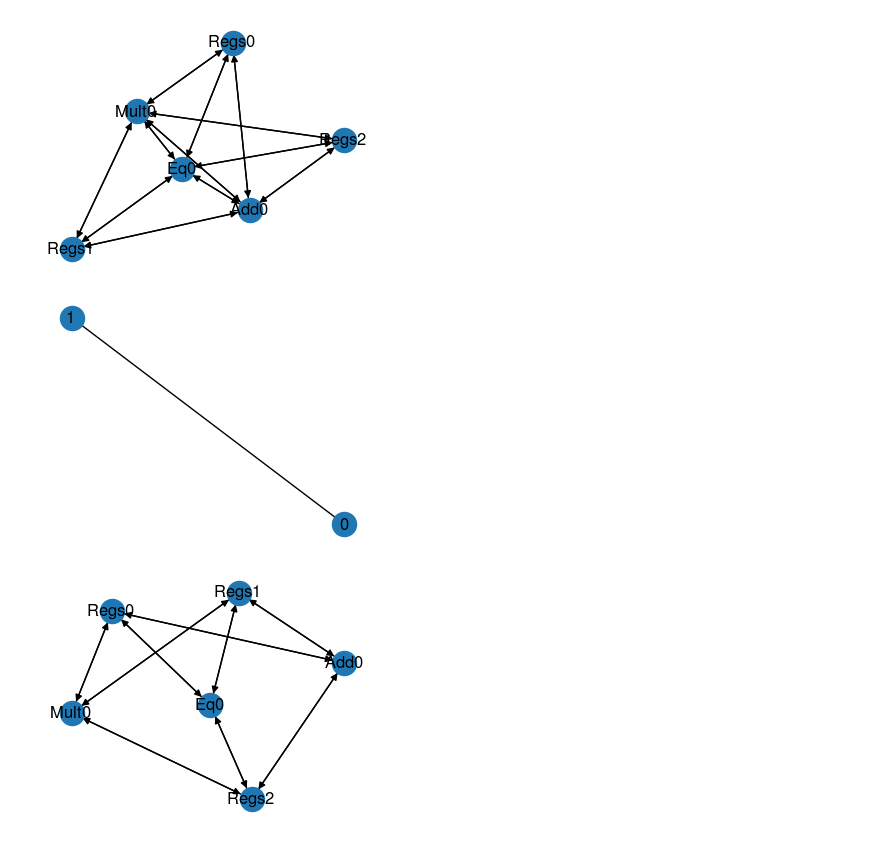
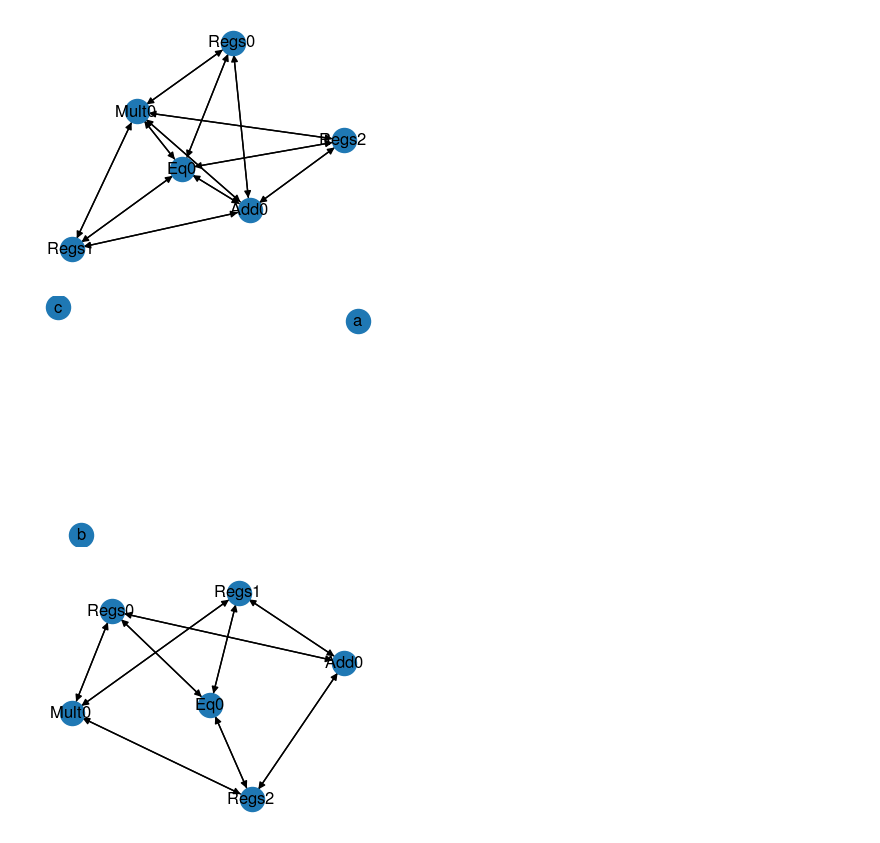
Before and after one commit to tathagatasrimani/codesign, a Jupyter notebook: src/vamshi_misc_tests.ipynb, the cells around one changed output. Saved outputs shown, nothing was run; the diff lists cells and outputs as text; code cells hidden in the pictures.

```diff
--- a/src/vamshi_misc_tests.ipynb
+++ b/src/vamshi_misc_tests.ipynb
@@ -1238,11 +1238,15 @@ plt.show()
 # %% [output]
 [figure]
 # %%
-test_graph = nx.path_graph(2)
+test_graph = nx.DiGraph()
+test_graph.add_node("a")
+test_graph.add_node("b")
+test_graph.add_node("a")
+test_graph.add_node("c")
 nx.draw(test_graph, with_labels=True)
 plt.show()
 # %% [output]
-[figure, old version]
+[figure, new version]
 # %%
 test_2 = test.copy()
 
```
Also changed, not shown: 3 other files.
